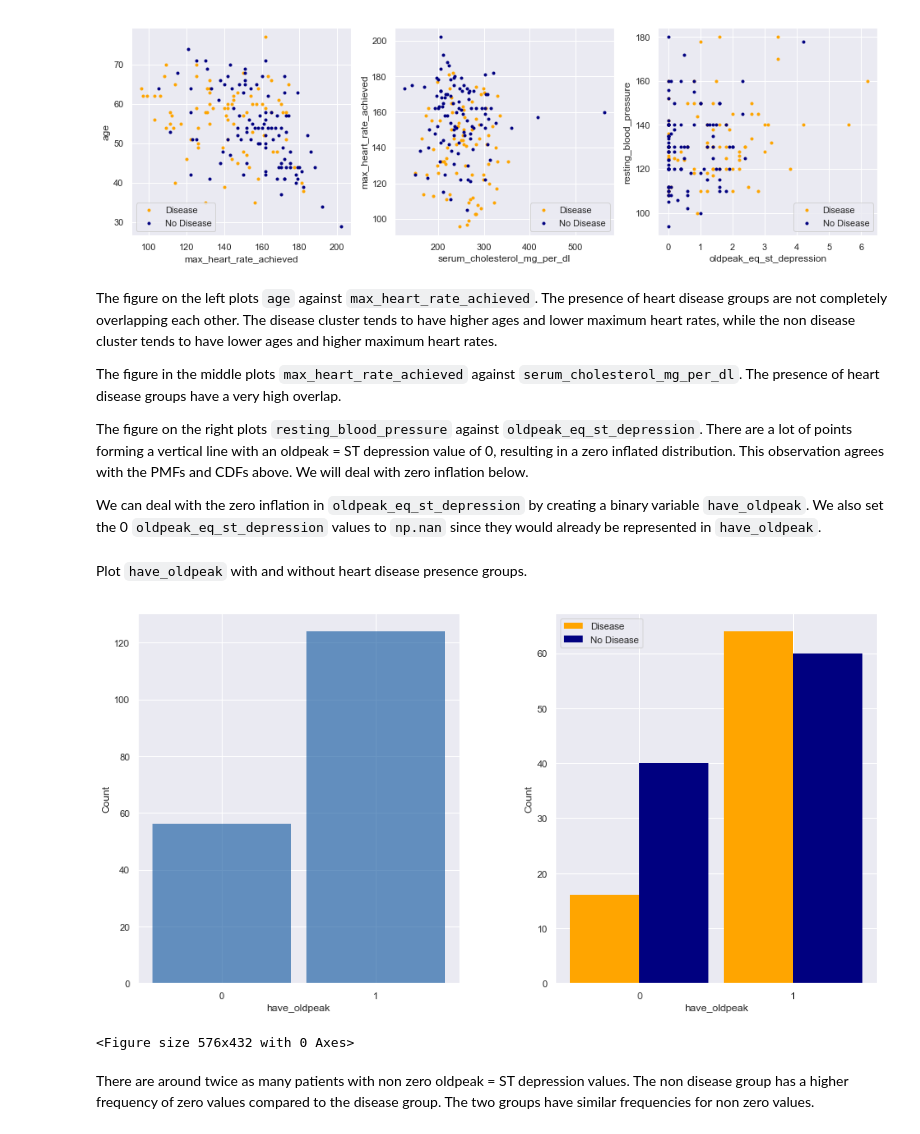
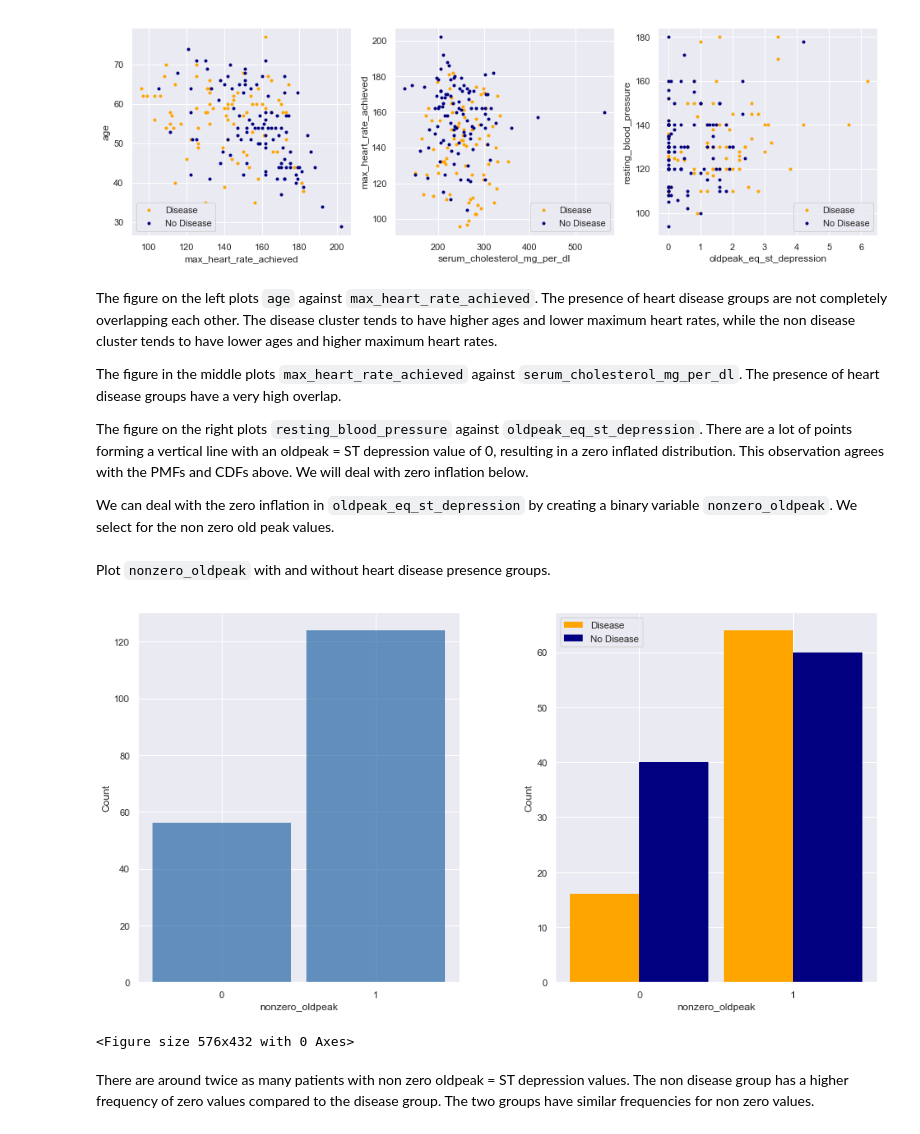
Before and after one commit to coverney/ThinkStats2, a Jupyter notebook: project3/project3.ipynb, the cells around one changed output. Saved outputs shown, nothing was run; the diff lists cells and outputs as text; code cells hidden in the pictures.

```diff
--- a/project3/project3.ipynb
+++ b/project3/project3.ipynb
@@ -300,52 +300,52 @@ The figure in the middle plots `max_heart_rate_achieved` against `serum_choleste
 
 The figure on the right plots `resting_blood_pressure` against `oldpeak_eq_st_depression`. There are a lot of points forming a vertical line with an oldpeak = ST depression value of 0, resulting in a zero inflated distribution. This observation agrees with the PMFs and CDFs above. We will deal with zero inflation below.
 
-We can deal with the zero inflation in `oldpeak_eq_st_depression` by creating a binary variable `have_oldpeak`. We also set the 0 `oldpeak_eq_st_depression` values to `np.nan` since they would already be represented in `have_oldpeak`.
+We can deal with the zero inflation in `oldpeak_eq_st_depression` by creating a binary variable `nonzero_oldpeak`. We select for the non zero old peak values.
 # %%
-have_oldpeak = train[train['oldpeak_eq_st_depression'] > 0].copy()
+nonzero_oldpeak = train[train['oldpeak_eq_st_depression'] > 0].copy()
 no_oldpeak = train[train['oldpeak_eq_st_depression'] == 0].copy()
 
-have_oldpeak['have_oldpeak'] = 1
-no_oldpeak['have_oldpeak'] = 0
+nonzero_oldpeak['nonzero_oldpeak'] = 1
+no_oldpeak['nonzero_oldpeak'] = 0
 
 no_oldpeak['oldpeak_eq_st_depression'] = np.nan
 
-frames = [have_oldpeak, no_oldpeak]
+frames = [nonzero_oldpeak, no_oldpeak]
 train_new = pd.concat(frames)
 # Make sure heart_disease_present column is at end of df
 heart = train_new.pop('heart_disease_present')
 train_new['heart_disease_present'] = heart
 # %% [markdown]
-Plot `have_oldpeak` with and without heart disease presence groups.
+Plot `nonzero_oldpeak` with and without heart disease presence groups.
 # %%
 heart_disease = train_new[train_new['heart_disease_present']==1]
 no_heart_disease = train_new[train_new['heart_disease_present']==0]
 # %%
 thinkplot.Figure(figsize=(6, 4))
 
 thinkplot.PrePlot(num=2, rows=1, cols=2)
 
 width = 0.45
 
-var = 'have_oldpeak'
+var = 'nonzero_oldpeak'
 
 for i in range(1, 3):
     thinkplot.SubPlot(i, label=str(i))
     if i == 1:
         hist = thinkstats2.Hist(train_new[var])
         thinkplot.Hist(hist)
         thinkplot.Config(xlabel=var, ylabel='Count', xticks=[0, 1])
     else:
         heart_disease_hist = thinkstats2.Hist(heart_disease[var], label='Disease')
         no_heart_disease_hist = thinkstats2.Hist(no_heart_disease[var], label='No Disease')
         thinkplot.Hist(heart_disease_hist, align='right', width=width, color='orange', alpha=1)
         thinkplot.Hist(no_heart_disease_hist, align='left', width=width, color='navy', alpha=1)
         thinkplot.Config(xlabel=var, ylabel='Count', xticks=[0, 1])
 
 thinkplot.tight_layout(bottom=0, left=0, wspace=0.3)
 thinkplot.Show()
 # %% [output]
-[figure, old version]
+[figure, new version]
 <Figure size 576x432 with 0 Axes>
 # %% [markdown]
 There are around twice as many patients with non zero oldpeak = ST depression values. The non disease group has a higher frequency of zero values compared to the disease group. The two groups have similar frequencies for non zero values.
```
Also changed, not shown: parts of 24 cells of this notebook.
